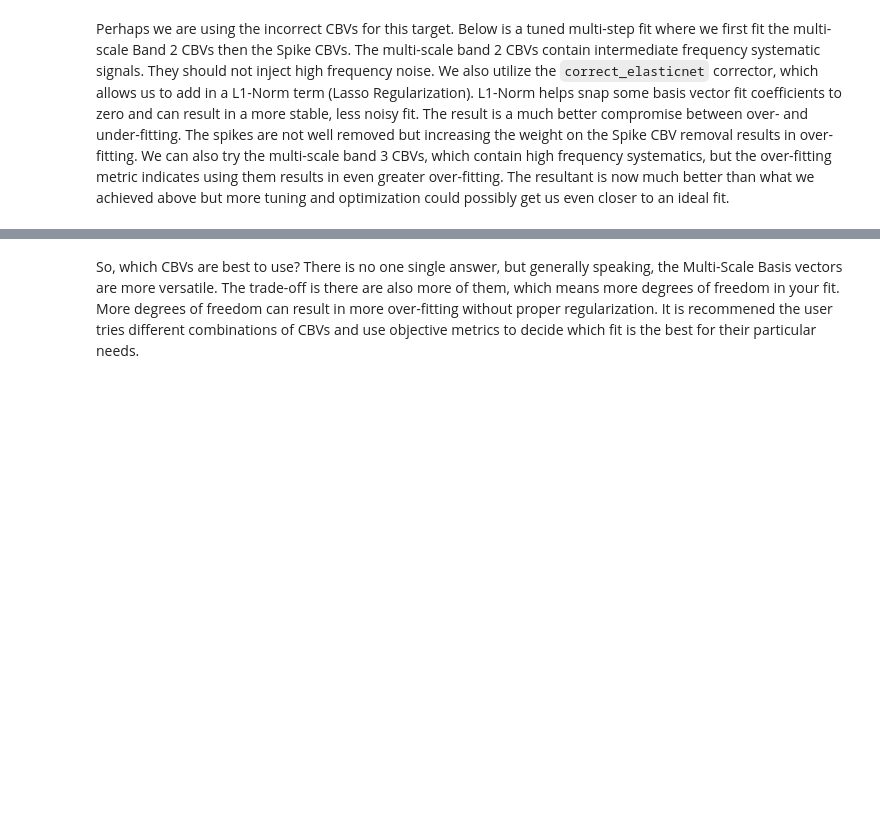
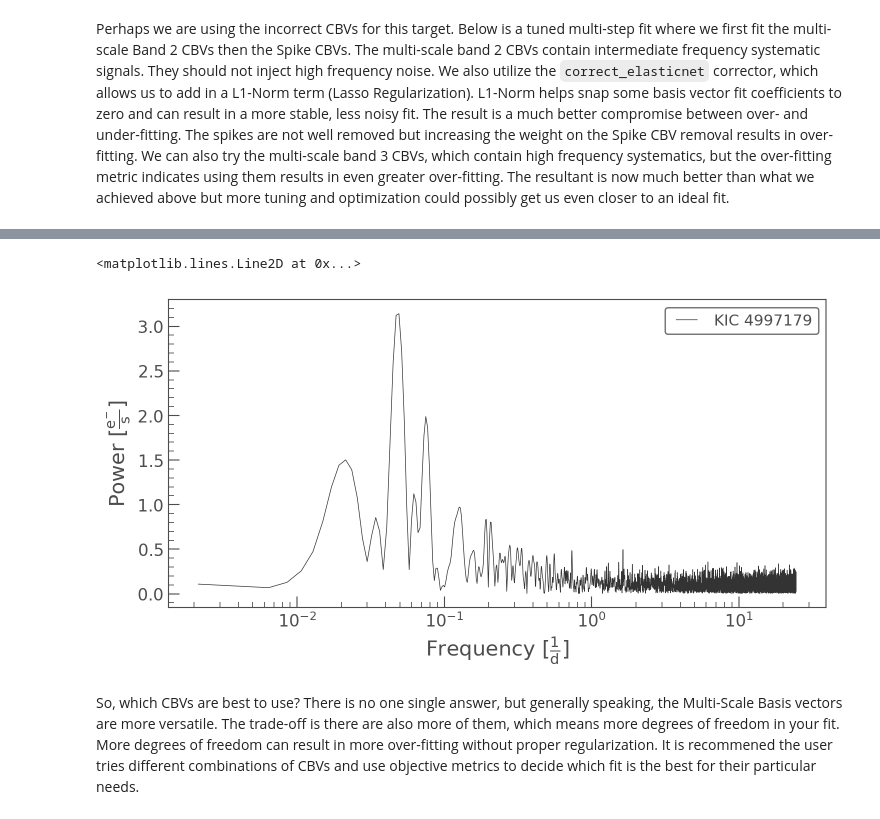
Before and after one commit to benmontet/wilson, a Jupyter notebook: notebooks/02_design_matrix/02_adapt_CBVs_demo.ipynb, the cells around one changed output, grey strips where cells are left out. Saved outputs shown, nothing was run; the diff lists cells and outputs as text; code cells hidden in the pictures; blank space fills up the shorter version.

```diff
--- a/notebooks/02_design_matrix/02_adapt_CBVs_demo.ipynb
+++ b/notebooks/02_design_matrix/02_adapt_CBVs_demo.ipynb
@@ -169,3 +132,11 @@ ax.set_title('Comparison between original and final corrected lightcurve');
+# %%
+pg = cbvCorrector.corrected_lc.to_periodogram()
+ax = pg.plot()
+ax.set_xscale('log')
+ax.axvline()
+# %% [output]
+<matplotlib.lines.Line2D at 0x...>
+[figure, added]
 # %% [markdown]
 So, which CBVs are best to use? There is no one single answer, but generally speaking, the Multi-Scale Basis vectors are more versatile. The trade-off is there are also more of them, which means more degrees of freedom in your fit. More degrees of freedom can result in more over-fitting without proper regularization. It is recommened the user tries different combinations of CBVs and use objective metrics to decide which fit is the best for their particular needs.
 # %% [markdown]
```
Also changed, not shown: parts of 41 cells of this notebook.
